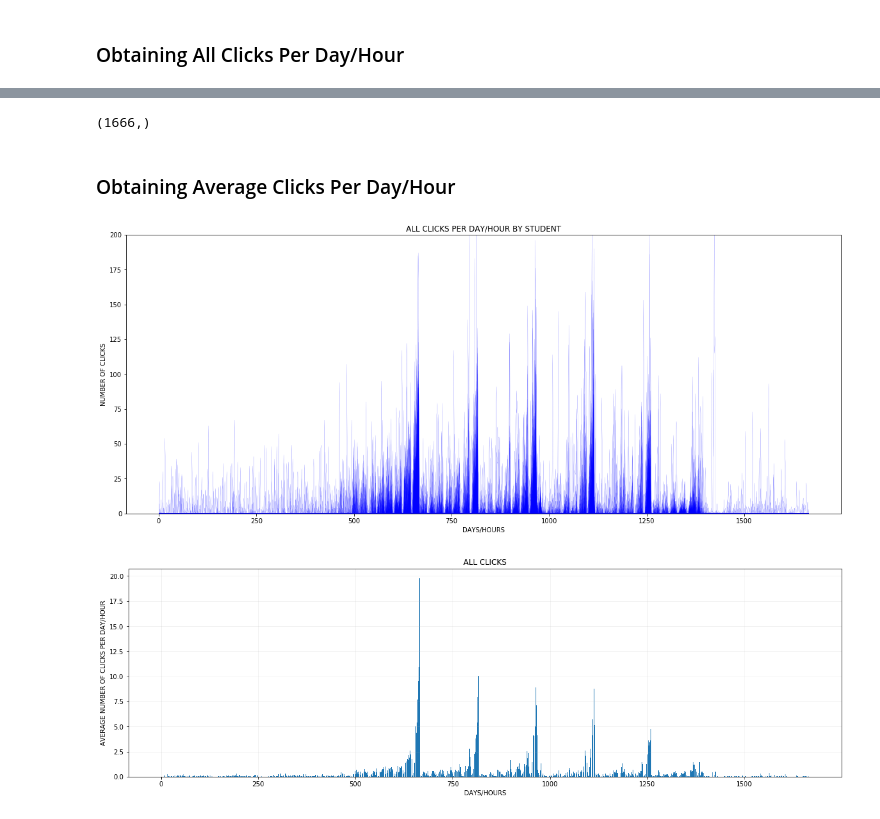
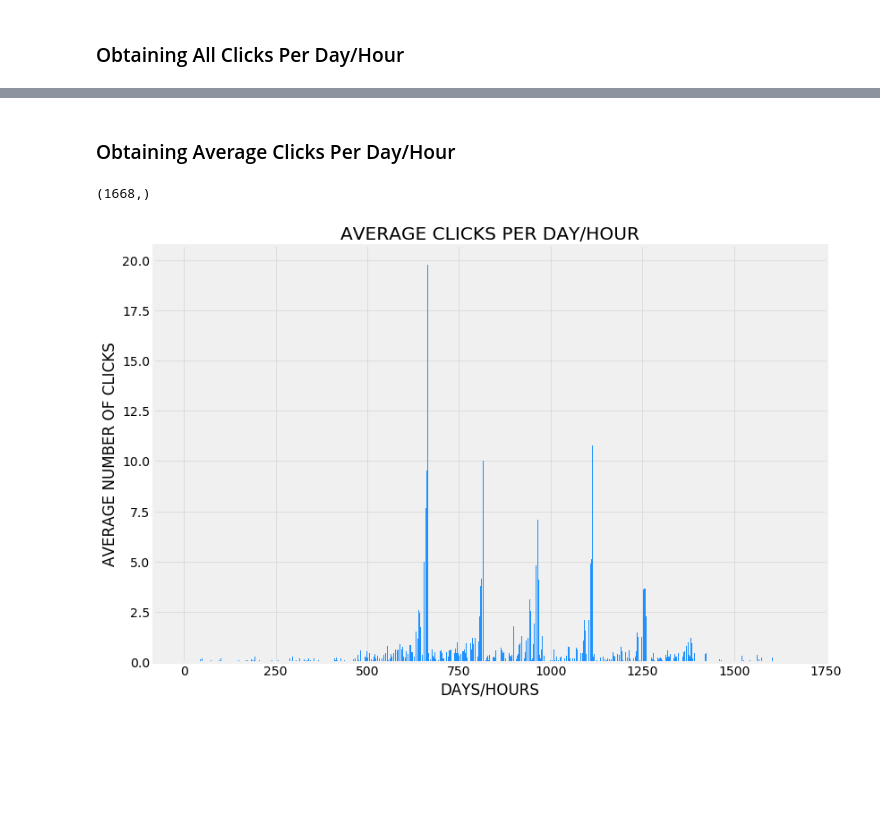
Before and after one commit to AYSH20/Canvas-API-Clicks, a Jupyter notebook: Canvas-API-Click-Extraction.ipynb, the cells around one changed output, grey strips where cells are left out. Cells and saved outputs as stored; diff of their text form; code cells hidden in the pictures; blank space fills up the shorter version.

Commit message:
updating figures
updating the figures.

```diff
--- a/Canvas-API-Click-Extraction.ipynb
+++ b/Canvas-API-Click-Extraction.ipynb
@@ -27,7 +28,7 @@ https://community.canvaslms.com/docs/DOC-10806-4214724194
 # Canvas API URL
 API_URL = "https://canvas.instructure.com/"
 # Canvas API key
-API_KEY = "#####ENTER-KEY-HERE####" # <- This is where you put in the API key. Enclose the key in '' or ""
+API_KEY = "###ENTER_API_KEY_HERE###" # <- This is where you put in the API key. Enclose the key in '' or ""
 # Initialize a new Canvas object
 canvas = Canvas(API_URL, API_KEY)
 # %% [markdown]
@@ -196,11 +241,12 @@ all_nclicks.shape
 ### Obtaining All Clicks Per Day/Hour
 # %%
 # Line graph of all clicks by student
-max_days = 1666
-fig = plt.figure(figsize=(20,8))
-plt.ylim(0, 200)
+plt.style.use('fivethirtyeight')
+fig = plt.figure(figsize=(12,8),  facecolor = "w")
+plt.ylim(0, 150)
 plt.title("ALL CLICKS PER DAY/HOUR BY STUDENT")
 plt.xlabel('DAYS/HOURS')
 plt.ylabel('NUMBER OF CLICKS')
 for i in all_nclicks:
-    plt.plot(i, linewidth = .1, color = 'blue')
+    plt.plot(i, linewidth = .1, color = 'dodgerblue')
+fig
@@ -207,24 +255,19 @@ for i in all_nclicks:
+# %% [markdown]
+### Obtaining Average Clicks Per Day/Hour
 # %%
 avg_nclicks = np.mean(all_nclicks, axis=0)
 avg_nclicks
 avg_nclicks.shape
 # %% [output]
-(1666,)
+(1668,)
-# %% [markdown]
-### Obtaining Average Clicks Per Day/Hour
 # %%
-max_days = 1666
-fig = plt.figure(figsize=(20,6))
-plt.bar(range(max_days), avg_nclicks, linewidth=0, figure=fig)
-plt.title("ALL CLICKS")
+plt.style.use('fivethirtyeight')
+fig = plt.figure(figsize=(12, 8),  facecolor = "w")
+plt.bar(range(len(avg_nclicks)), avg_nclicks, figure=fig, width = .75, color = 'dodgerblue')
+plt.title("AVERAGE CLICKS PER DAY/HOUR")
 plt.xlabel('DAYS/HOURS')
-plt.ylabel('AVERAGE NUMBER OF CLICKS PER DAY/HOUR')
-plt.grid(alpha=0.2)
-plt.show()
-# Save figure
-barplot_fname = 'y1_barplot.pdf'
-plt.savefig(barplot_fname)
-plt.close()
+plt.ylabel('AVERAGE NUMBER OF CLICKS')
+plt.grid(alpha=0.5)
+fig
 # %% [output]
-[figure, old version]
+[figure, new version]
-[figure, removed]
```
Also changed, not shown: parts of 14 cells of this notebook, 3 other files.
